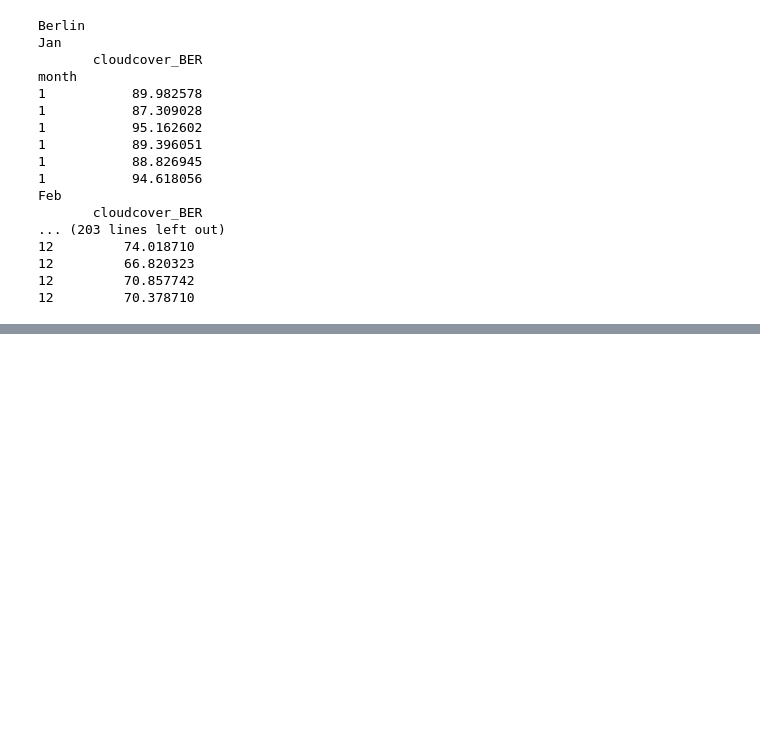
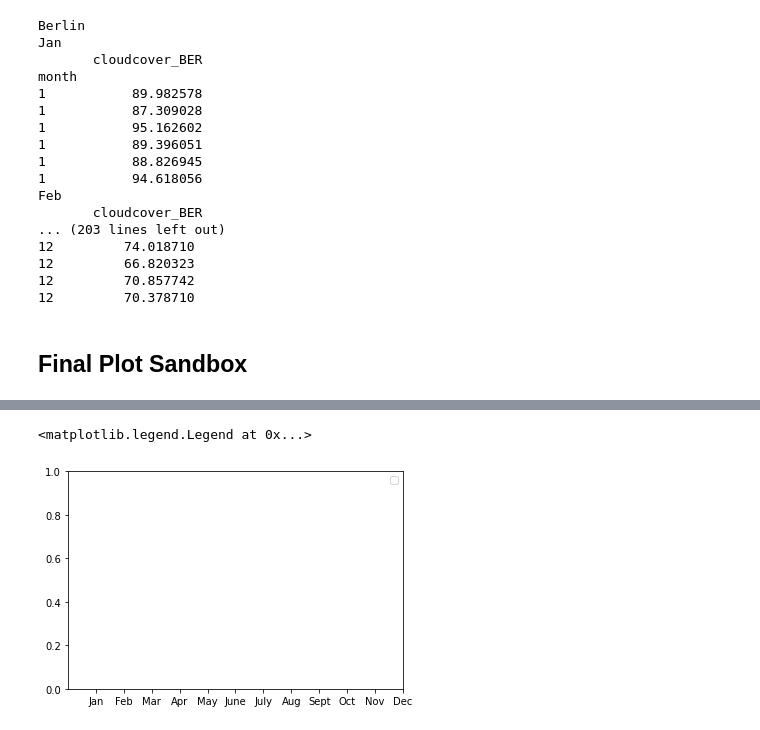
Before and after one commit to yasp-g/portfolio, a Jupyter notebook: Berlin-vs-DC-overcast-visualization/BER-DC-overcast.ipynb, the cells around one changed output, grey strips where cells are left out. Drawn from its saved outputs; the diff is of its cells as text; code cells hidden in the pictures; blank space fills up the shorter version.

```diff
--- a/Berlin-vs-DC-overcast-visualization/BER-DC-overcast.ipynb
+++ b/Berlin-vs-DC-overcast-visualization/BER-DC-overcast.ipynb
@@ -909,3 +895,28 @@ Feb
 12         66.820323
 12         70.857742
 12         70.378710
+# %% [markdown]
+## Final Plot Sandbox
+# %%
+# define a figure and axes abject
+fig0, ax0 = plt.subplots()
+
+# plt.xlim([-1,4])
+
+# define list from 1 to 12
+x_pos = list(range(1, 13))
+# define list of month names
+months = ["Jan", "Feb", "Mar", "Apr", "May", "June", "July", "Aug", "Sept", "Oct", "Nov", "Dec"]
+
+# set line widths to associated cloudcover values
+lwidths_BER = clouds_month_BER
+lwidths_DC = clouds_month_DC
+# define x_ticks and assign the month names as labels
+ax0.set_xticks(x_pos)
+ax0.set_xticklabels(months)
+
+# plt.plot(x_pos, sundur_month_BER, linewidths=lwidths_BER, label='Berlin')
+# plt.plot(x_pos, sundur_month_DC, linewidths=lwidths_DC, label='DC')
+
+plt.legend()
+# %% [output]
@@ -911,0 +924,2 @@ Feb
+<matplotlib.legend.Legend at 0x...>
+[figure, added]
```
Also changed, not shown: parts of 15 cells of this notebook.
